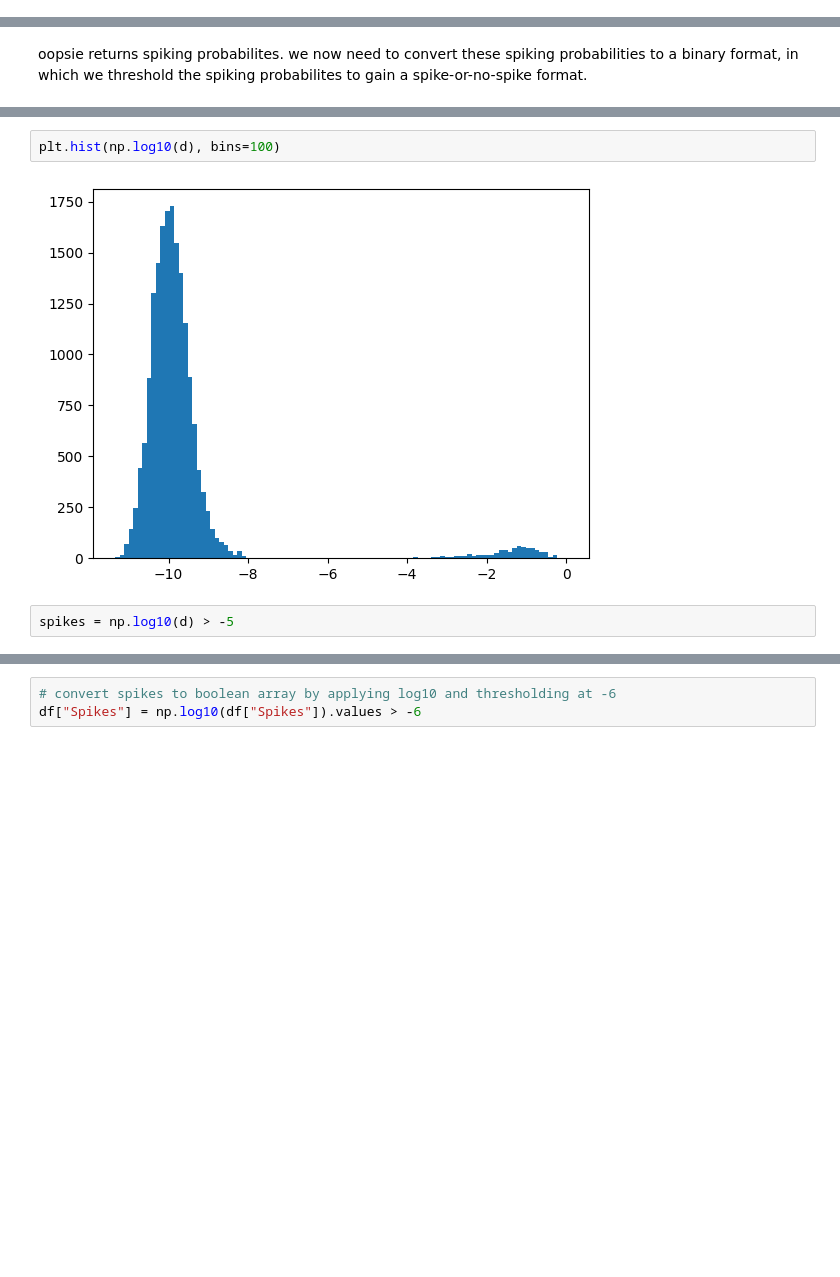
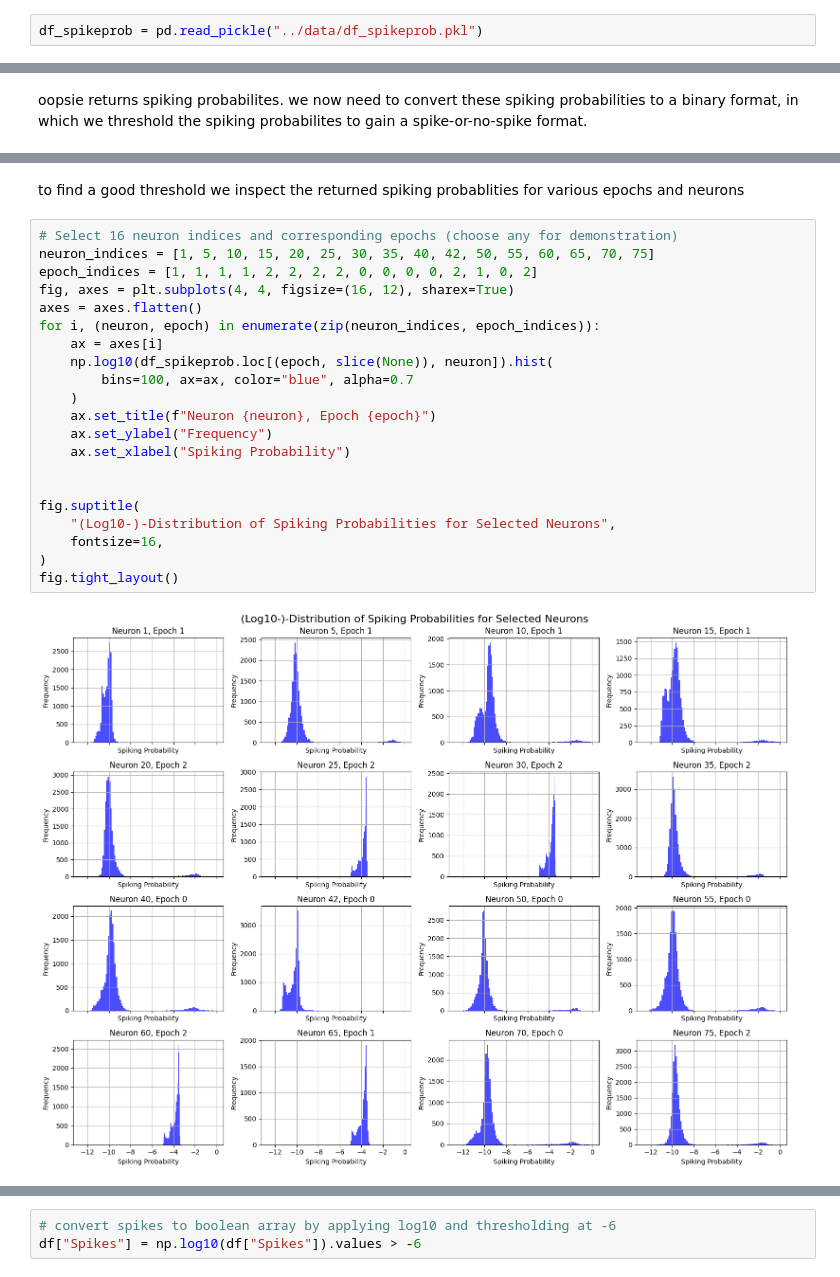
Before and after one commit to toniklenk/NeuralDataScience, a Jupyter notebook: Abschlussprojekt/practical01.ipynb, the cells around one changed output, grey strips where cells are left out. Saved outputs shown, nothing was run; the diff lists cells and outputs as text; blank space fills up the shorter version.

```diff
--- a/Abschlussprojekt/practical01.ipynb
+++ b/Abschlussprojekt/practical01.ipynb
@@ -357,0 +385,2 @@ df.to_pickle("../data/df_spikes.pkl")
+# %%
+df_spikeprob = pd.read_pickle("../data/df_spikeprob.pkl")
@@ -377,6 +392,25 @@ df = pd.read_pickle("../data/df_spikes.pkl")
-# %%
-plt.hist(np.log10(d), bins=100)
-# %% [output]
-[figure, removed]
-# %%
-spikes = np.log10(d) > -5
+# %% [markdown]
+to find a good threshold we inspect the returned spiking probablities for various epochs and neurons
+# %%
+# Select 16 neuron indices and corresponding epochs (choose any for demonstration)
+neuron_indices = [1, 5, 10, 15, 20, 25, 30, 35, 40, 42, 50, 55, 60, 65, 70, 75]
+epoch_indices = [1, 1, 1, 1, 2, 2, 2, 2, 0, 0, 0, 0, 2, 1, 0, 2]
+fig, axes = plt.subplots(4, 4, figsize=(16, 12), sharex=True)
+axes = axes.flatten()
+for i, (neuron, epoch) in enumerate(zip(neuron_indices, epoch_indices)):
+    ax = axes[i]
+    np.log10(df_spikeprob.loc[(epoch, slice(None)), neuron]).hist(
+        bins=100, ax=ax, color="blue", alpha=0.7
+    )
+    ax.set_title(f"Neuron {neuron}, Epoch {epoch}")
+    ax.set_ylabel("Frequency")
+    ax.set_xlabel("Spiking Probability")
+
+
+fig.suptitle(
+    "(Log10-)-Distribution of Spiking Probabilities for Selected Neurons",
+    fontsize=16,
+)
+fig.tight_layout()
+# %% [output]
+[figure, added]
```
Also changed, not shown: parts of 13 cells of this notebook.
